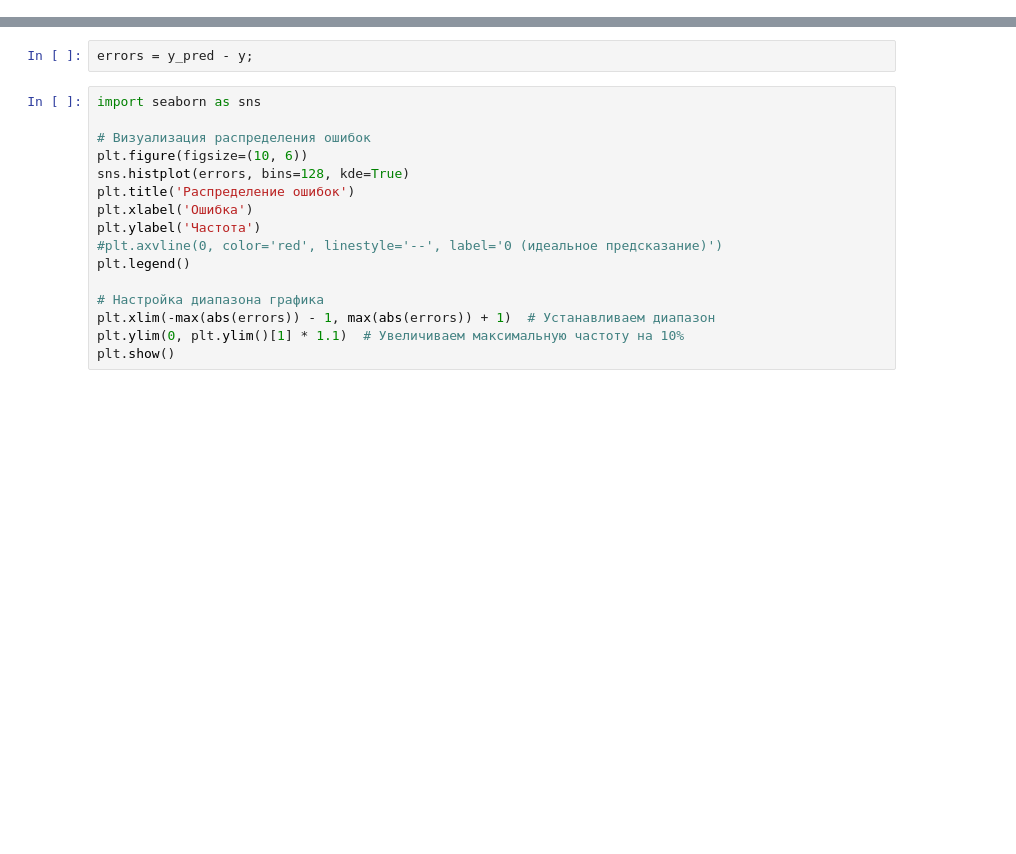
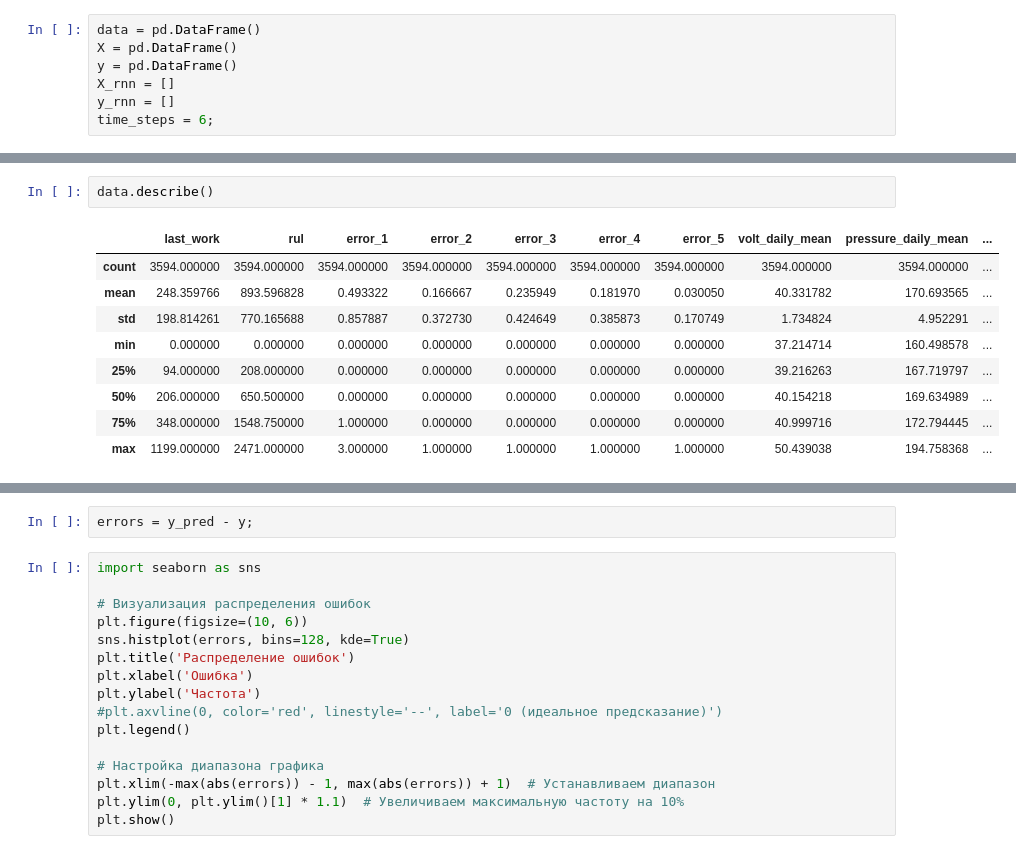
Before and after one commit to Lichuhah/ShantiMaintenance, a Jupyter notebook: Learning/scripts/rnn.ipynb, the cells around one changed output, grey strips where cells are left out. Cells and saved outputs as stored; diff of their text form; blank space fills up the shorter version.

```diff
--- a/Learning/scripts/rnn.ipynb
+++ b/Learning/scripts/rnn.ipynb
@@ -33,0 +8,7 @@ y = y[time_steps:]
+# %%
+data = pd.DataFrame()
+X = pd.DataFrame()
+y = pd.DataFrame()
+X_rnn = []
+y_rnn = []
+time_steps = 6;
@@ -33,0 +36,12 @@ y = y[time_steps:]
+# %%
+data.describe()
+# %% [output]
+|  | last_work | rul | error_1 | error_2 | error_3 | error_4 | error_5 | volt_daily_mean | pressure_daily_mean | ... |
+| count | 3594.000000 | 3594.000000 | 3594.000000 | 3594.000000 | 3594.000000 | 3594.000000 | 3594.000000 | 3594.000000 | 3594.000000 | ... |
+| mean | 248.359766 | 893.596828 | 0.493322 | 0.166667 | 0.235949 | 0.181970 | 0.030050 | 40.331782 | 170.693565 | ... |
+| std | 198.814261 | 770.165688 | 0.857887 | 0.372730 | 0.424649 | 0.385873 | 0.170749 | 1.734824 | 4.952291 | ... |
+| min | 0.000000 | 0.000000 | 0.000000 | 0.000000 | 0.000000 | 0.000000 | 0.000000 | 37.214714 | 160.498578 | ... |
+| 25% | 94.000000 | 208.000000 | 0.000000 | 0.000000 | 0.000000 | 0.000000 | 0.000000 | 39.216263 | 167.719797 | ... |
+| 50% | 206.000000 | 650.500000 | 0.000000 | 0.000000 | 0.000000 | 0.000000 | 0.000000 | 40.154218 | 169.634989 | ... |
+| 75% | 348.000000 | 1548.750000 | 1.000000 | 0.000000 | 0.000000 | 0.000000 | 0.000000 | 40.999716 | 172.794445 | ... |
+| max | 1199.000000 | 2471.000000 | 3.000000 | 1.000000 | 1.000000 | 1.000000 | 1.000000 | 50.439038 | 194.758368 | ... |
```
Also changed, not shown: parts of 21 cells of this notebook, 20 other files.
